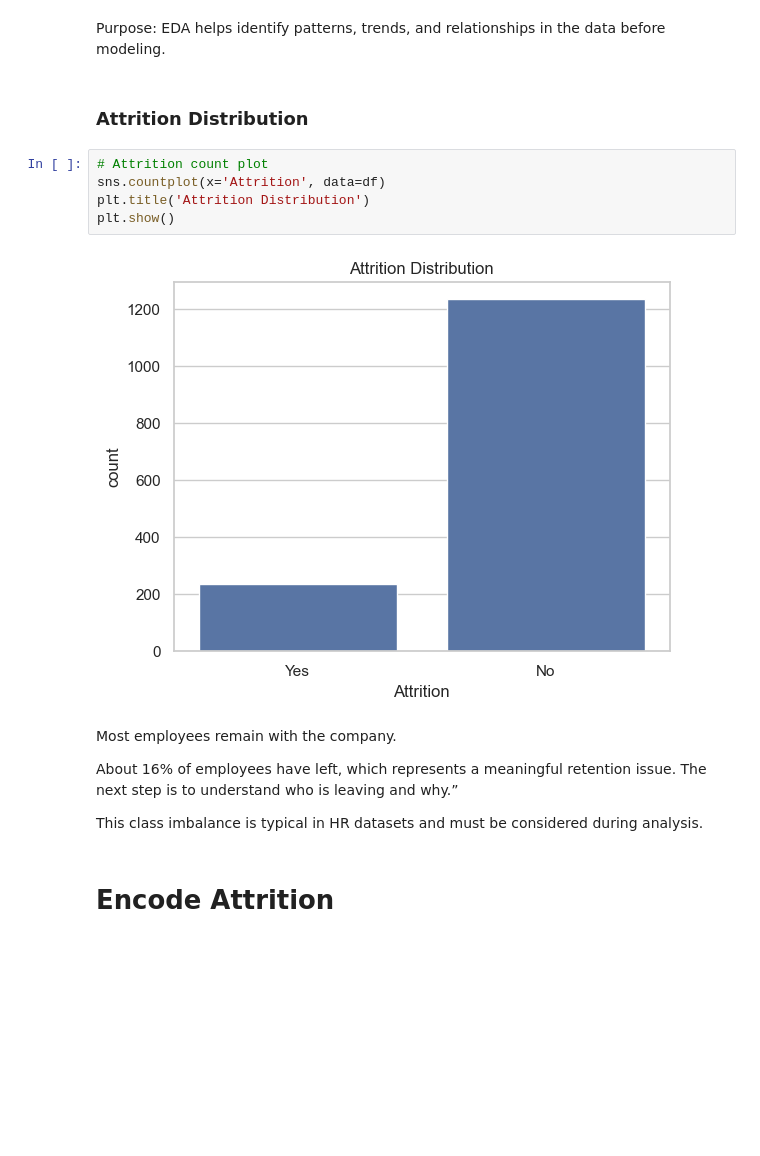
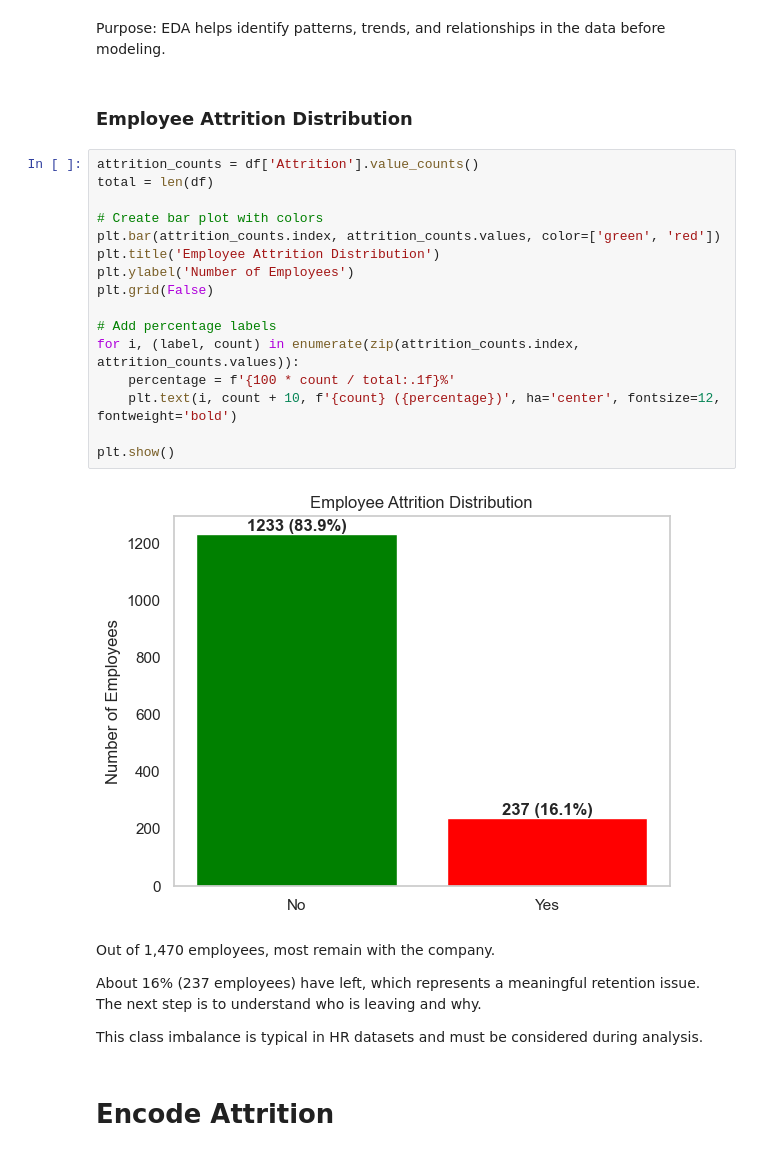
Before and after one commit to jrdncodes/employee-attrition-analysis, a Jupyter notebook: employee_attrition_analysis.ipynb, the cells around one changed output. Drawn from its saved outputs; the diff is of its cells as text; blank space fills up the shorter version.

Commit message:
Expanded EDA with attrition analysis by key dimensions and add key insights and summary

```diff
--- a/employee_attrition_analysis.ipynb
+++ b/employee_attrition_analysis.ipynb
@@ -133,18 +139,29 @@ Variables include both numeric and categorical features.
 Purpose:
 EDA helps identify patterns, trends, and relationships in the data before modeling.
 # %% [markdown]
-### Attrition Distribution
+### Employee Attrition Distribution
 # %%
-# Attrition count plot
-sns.countplot(x='Attrition', data=df)
-plt.title('Attrition Distribution')
+attrition_counts = df['Attrition'].value_counts()
+total = len(df)
+
+# Create bar plot with colors
+plt.bar(attrition_counts.index, attrition_counts.values, color=['green', 'red'])
+plt.title('Employee Attrition Distribution')
+plt.ylabel('Number of Employees')
+plt.grid(False)
+
+# Add percentage labels
+for i, (label, count) in enumerate(zip(attrition_counts.index, attrition_counts.values)):
+    percentage = f'{100 * count / total:.1f}%'
+    plt.text(i, count + 10, f'{count} ({percentage})', ha='center', fontsize=12, fontweight='bold')
+
 plt.show()
 # %% [output]
-[figure, old version]
+[figure, new version]
 # %% [markdown]
-Most employees remain with the company.
+Out of 1,470 employees, most remain with the company.
 
-About 16% of employees have left, which represents a meaningful retention issue. The next step is to understand who is leaving and why.”
+About 16% (237 employees) have left, which represents a meaningful retention issue. The next step is to understand who is leaving and why.
 
 This class imbalance is typical in HR datasets and must be considered during analysis.
 # %% [markdown]
```
Also changed, not shown: parts of 24 cells of this notebook.
